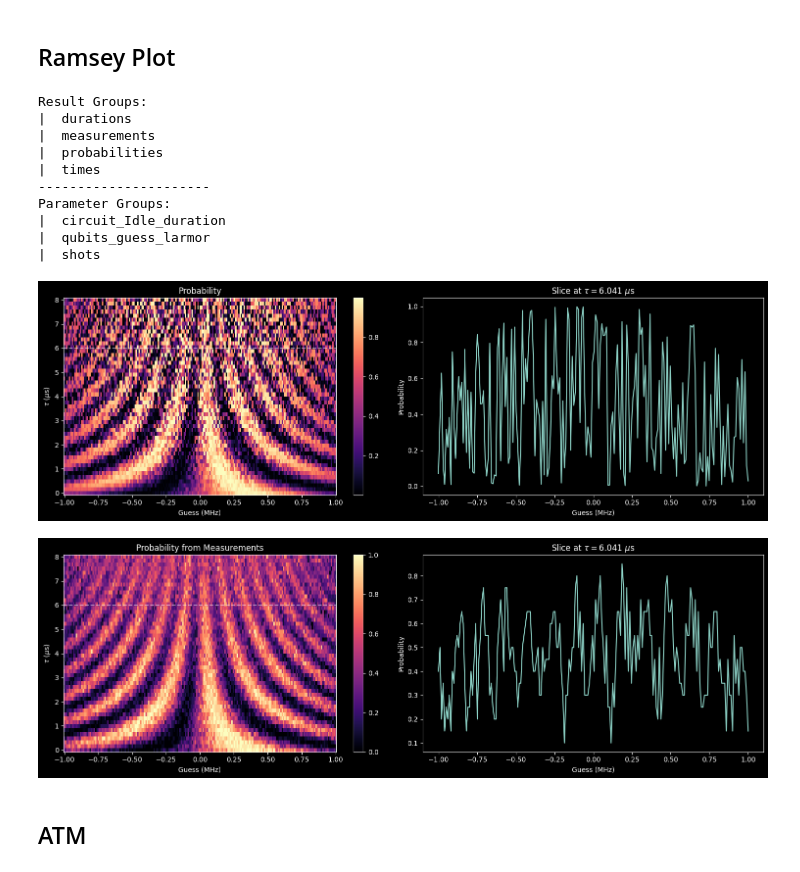
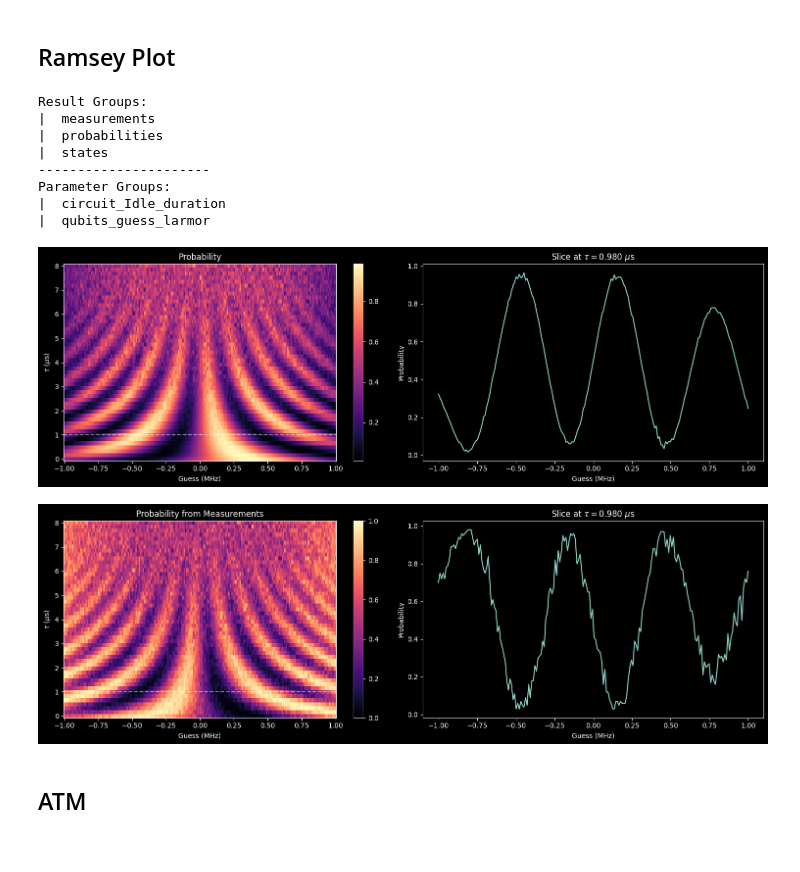
Before and after one commit to Slippery-Chickenz/qipQubitSimTools, a Jupyter notebook: examples/example.ipynb, the cells around one changed output. Drawn from its saved outputs; the diff is of its cells as text; code cells hidden in the pictures.

```diff
--- a/examples/example.ipynb
+++ b/examples/example.ipynb
@@ -37,22 +37,21 @@ assert(isinstance(parameters, h5py.Group))
 guess_larmors = np.array(parameters["qubits_guess_larmor"])
 taus = np.array(parameters["circuit_Idle_duration"])
 probabilities = np.array(results["probabilities"][:,:,0])
+probabilities = np.average(np.array(results["probabilities"]), 2)
 measurements = np.array(results["measurements"])
 
 measurement_probabilities = np.average(measurements, len(measurements.shape) - 1)
 # %% [output]
 Result Groups:
-|  durations
 |  measurements
 |  probabilities
-|  times
+|  states
 ----------------------
 Parameter Groups:
 |  circuit_Idle_duration
 |  qubits_guess_larmor
-|  shots
 # %%
-tau_slice = 6
+tau_slice = 1
 tau_index = np.abs(taus - tau_slice).argmin()
 
 fig, axes = plt.subplots(nrows = 1, ncols = 2, layout = "tight", figsize = (15, 5))
@@ -62,35 +61,35 @@ pcolorm = axes[0].pcolormesh(X, Y, probabilities, shading="nearest", cmap="magma
 # pcolorm = plt.pcolormesh(X, Y, probabilities, shading="gouraud", cmap="magma")
 plt.colorbar(pcolorm)
 axes[0].axhline(tau_slice, ls = "--", color = "white", alpha = 0.5)
 axes[0].set_ylabel("$\\tau$ ($\\mu$s)")
 axes[0].set_xlabel("Guess (MHz)")
 axes[0].set_title("Probability")
 
 axes[1].plot(guess_larmors[:], probabilities[tau_index])
 axes[1].set_title("Slice at $\\tau = {:.3f} $ $\\mu$s".format(taus[tau_index]))
 axes[1].set_ylabel("Probability")
 axes[1].set_xlabel("Guess (MHz)")
 
 plt.show()
 
 fig, axes = plt.subplots(nrows = 1, ncols = 2, layout = "tight", figsize = (15, 5))
 
 pcolorm = axes[0].pcolormesh(X, Y, measurement_probabilities, shading="nearest", cmap="magma")
 plt.colorbar(pcolorm)
 axes[0].axhline(tau_slice, ls = "--", color = "white", alpha = 0.5)
 axes[0].set_ylabel("$\\tau$ ($\\mu$s)")
 axes[0].set_xlabel("Guess (MHz)")
 axes[0].set_title("Probability from Measurements")
 
 axes[1].plot(guess_larmors[:], measurement_probabilities[tau_index])
 axes[1].set_title("Slice at $\\tau = {:.3f} $ $\\mu$s".format(taus[tau_index]))
 axes[1].set_ylabel("Probability")
 axes[1].set_xlabel("Guess (MHz)")
 
 plt.show()
 # %% [output]
-[figure, old version]
+[figure, new version]
-[figure, old version]
+[figure, new version]
 # %%
 f.close()
 # %% [markdown]
```
Also changed, not shown: parts of 8 cells of this notebook, 18 other files.
